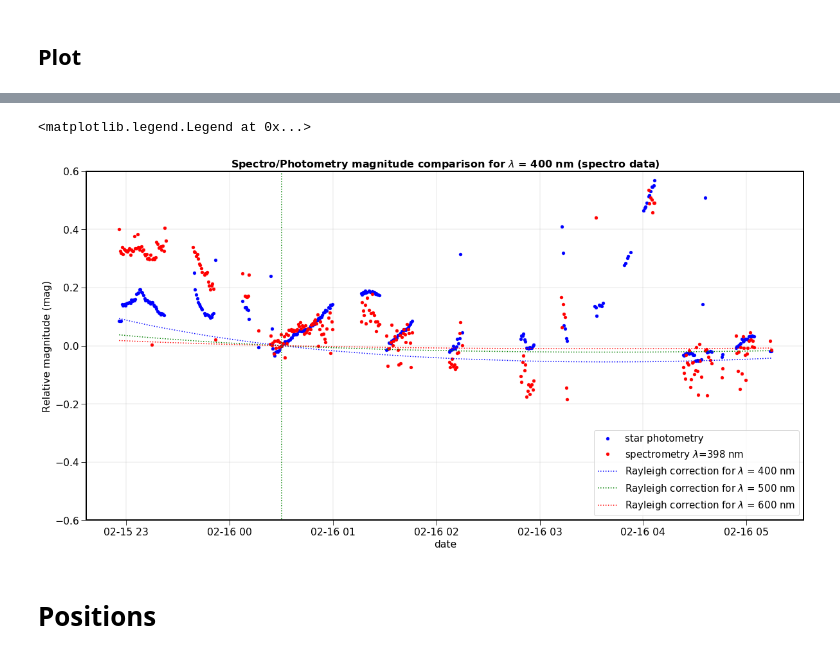
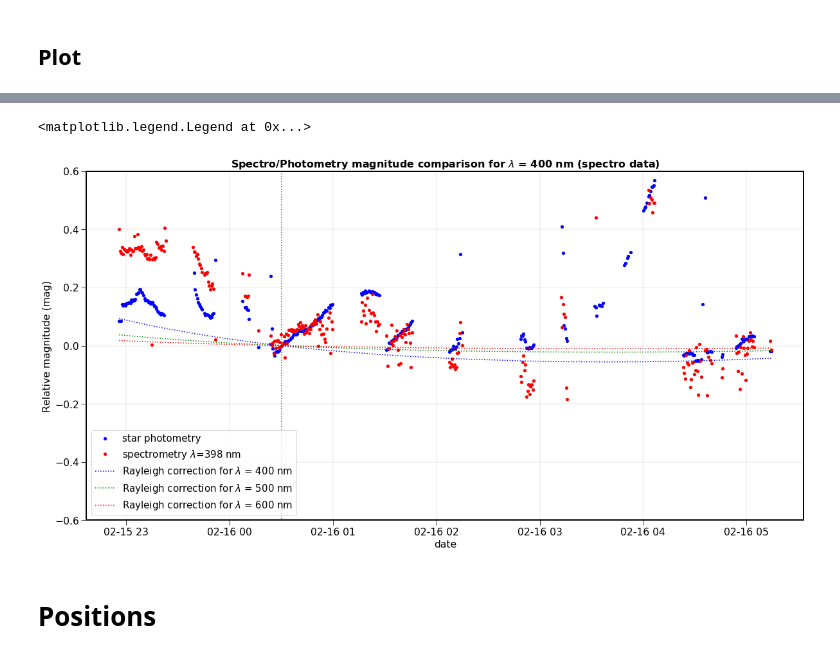
Before and after one commit to sylvielsstfr/SpectractorAnaAtm19, a Jupyter notebook: ana_20190215_HD116405_Filtre_None/MergeSpectroPhotometry_v2.ipynb, the cells around one changed output, grey strips where cells are left out. Cells and saved outputs as stored; diff of their text form; code cells hidden in the pictures.

```diff
--- a/ana_20190215_HD116405_Filtre_None/MergeSpectroPhotometry_v2.ipynb
+++ b/ana_20190215_HD116405_Filtre_None/MergeSpectroPhotometry_v2.ipynb
@@ -350,32 +354,32 @@ Text(0.5, 0.98, 'Comparison of magnitudes : Star Photometry - Spectroscopy')
 # %%
 plt.figure(figsize=(20,10))
 
 Deltamag1=t1["starmag"]-t1["starmag"][idx_ref1]
 
 plt.plot(all_datetime1,Deltamag1,'bo',label="star photometry")
 
 Deltamag2= MMag_mean_ALL[all_idxwl[0],map_photo_to_spectro_idx]- MMag_mean_ALL[all_idxwl[0],idx_ref2]
 
 plt.plot(all_datetime1,Deltamag2,'ro',label="spectrometry $\lambda$={:3.0f} nm".format(Lambdas_ref[all_idxwl[0]]))
 plt.ylim(-0.6,0.6)
 plt.plot([all_datetime1[idx_ref1],all_datetime1[idx_ref1]],[-0.75,0.75],'g:')
 plt.grid()
 plt.legend()
 mcolors=["b","g","r"]
 ii=0
 for wl in [400.,500.,600.]:
     od_adiab = RayOptDepth_adiabatic(wl,altitude=2890.5, costh=1./t1["airmass"]) - RayOptDepth_adiabatic(wl,altitude=2890.5, costh=1/am_ref1) # Rayleigh optical depth
     label="Rayleigh correction for $\lambda$ = {:3.0f} nm".format(wl)
     plt.plot(all_datetime1,2.5/np.log(10.)*od_adiab,':',color=mcolors[ii],label=label)
     ii+=1
 
 plt.title("Spectro/Photometry magnitude comparison for $\lambda$ = 400 nm (spectro data)")
 plt.xlabel("date")
 plt.ylabel("Relative magnitude (mag)")
-plt.legend(fontsize=15)
+plt.legend(fontsize=15,loc="lower left")
 # %% [output]
 <matplotlib.legend.Legend at 0x...>
-[figure, old version]
+[figure, new version]
 # %% [markdown]
 # Positions
 # %%
```
Also changed, not shown: parts of 1 cell of this notebook.
